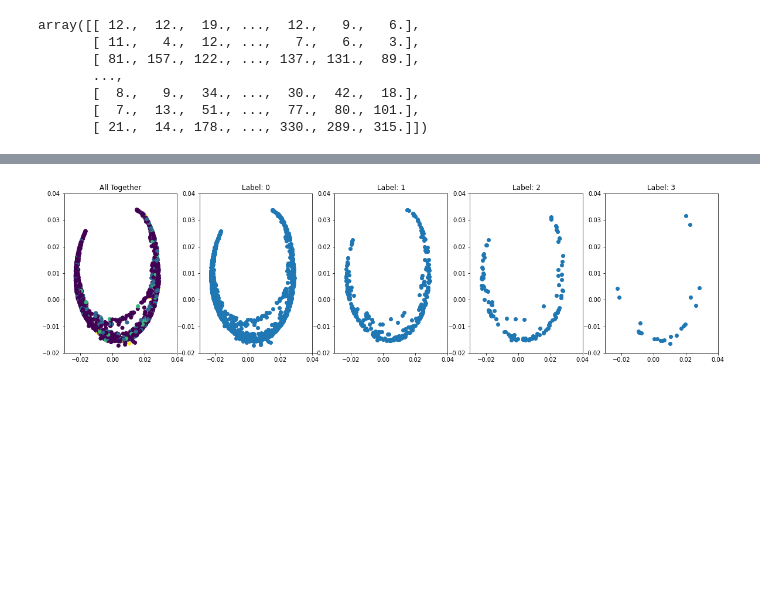
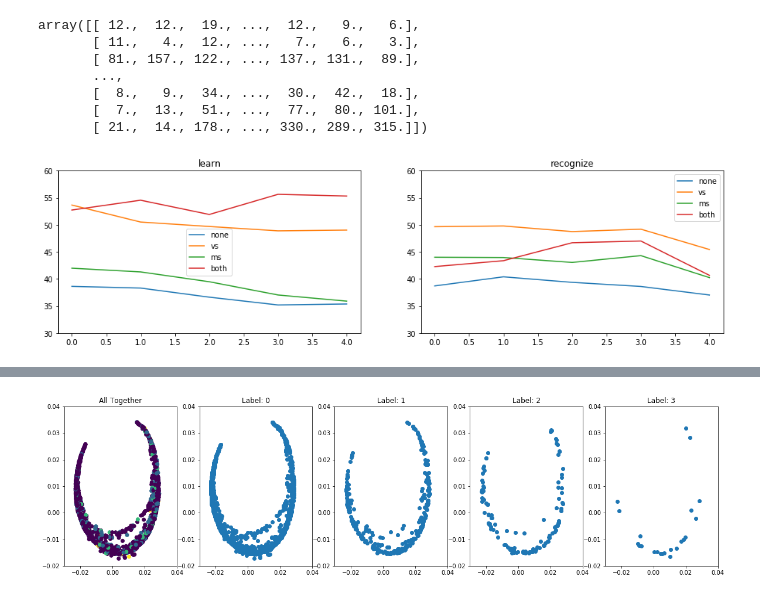
Before and after one commit to anniegao2007/neuron-clustering, a Jupyter notebook: code.ipynb, the cells around one changed output, grey strips where cells are left out. Cells and saved outputs as stored; diff of their text form; code cells hidden in the pictures; blank space fills up the shorter version.

```diff
--- a/code.ipynb
+++ b/code.ipynb
@@ -127,3 +164,14 @@ array([[ 12.,  12.,  19., ...,  12.,   9.,   6.],
        [  8.,   9.,  34., ...,  30.,  42.,  18.],
        [  7.,  13.,  51., ...,  77.,  80., 101.],
        [ 21.,  14., 178., ..., 330., 289., 315.]])
+# %%
+# visualizing
+fig, ax = plt.subplots(1,2,figsize=(16,4))
+for i in range(4):
+    ax[0].plot(np.mean(data_matrix[predictions==i,0:5],axis=0))
+    ax[1].plot(np.mean(data_matrix[predictions==i,5:10],axis=0))
+ax[0].legend(['none','vs','ms','both']); ax[0].set_title('learn'); ax[0].set_ylim([30,60])
+ax[1].legend(['none','vs','ms','both']); ax[1].set_title('recognize'); ax[1].set_ylim([30,60])
+plt.show()
+# %% [output]
+[figure, added]
```
Also changed, not shown: parts of 6 cells of this notebook.
